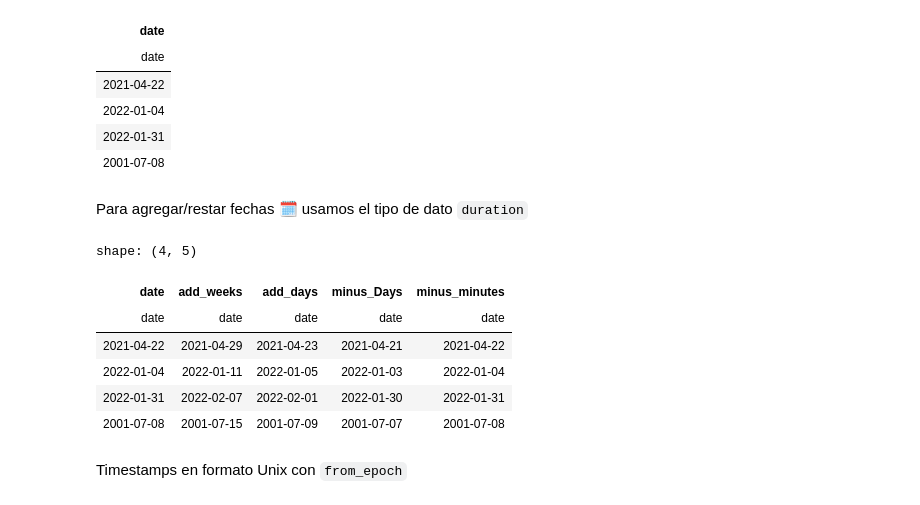
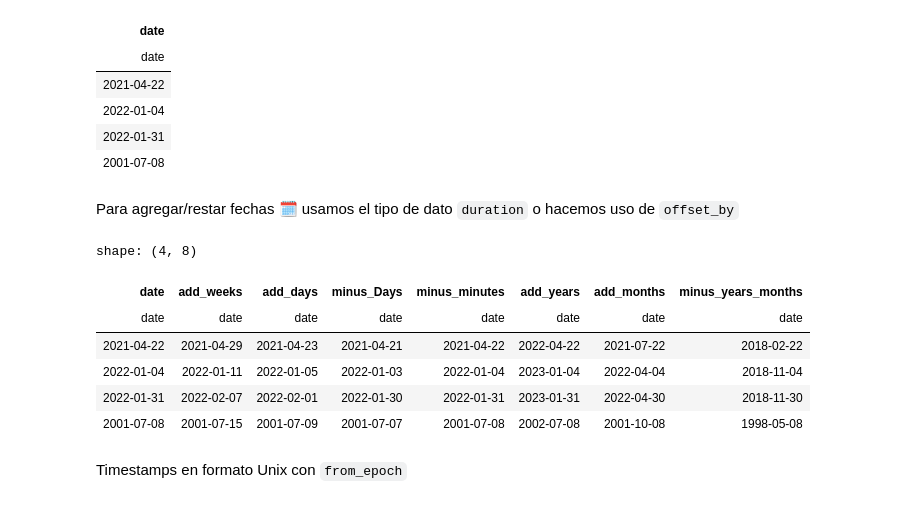
Before and after one commit to gmbmx/zophia-polars, a Jupyter notebook: notebooks/03_polars_transform.ipynb, the cells around one changed output. Saved outputs shown, nothing was run; the diff lists cells and outputs as text; code cells hidden in the pictures.

Commit message:
added offset_by examples

```diff
--- a/notebooks/03_polars_transform.ipynb
+++ b/notebooks/03_polars_transform.ipynb
@@ -136,22 +136,25 @@ shape: (4, 1)
 | 2022-01-31 |
 | 2001-07-08 |
 # %% [markdown]
-Para agregar/restar fechas 🗓 usamos el tipo de dato `duration`
+Para agregar/restar fechas 🗓 usamos el tipo de dato `duration` o hacemos uso de `offset_by`
 # %%
 fechas_formato.with_columns(
     add_weeks =  (pl.col('date') + pl.duration(weeks=1)),
     add_days= (pl.col('date') + pl.duration(days=1)),
     minus_Days = (pl.col('date') - pl.duration(days=1)),
     minus_minutes = (pl.col('date') + pl.duration(minutes=20)), #No cambia el tipo de dato a timestamp
+    add_years = pl.col('date').dt.offset_by("1y"),
+    add_months = pl.col('date').dt.offset_by("3mo"),
+    minus_years_months = pl.col('date').dt.offset_by("-3y2mo")
     )
 # %% [output]
-shape: (4, 5)
+shape: (4, 8)
-| date | add_weeks | add_days | minus_Days | minus_minutes |
-| date | date | date | date | date |
-| 2021-04-22 | 2021-04-29 | 2021-04-23 | 2021-04-21 | 2021-04-22 |
-| 2022-01-04 | 2022-01-11 | 2022-01-05 | 2022-01-03 | 2022-01-04 |
-| 2022-01-31 | 2022-02-07 | 2022-02-01 | 2022-01-30 | 2022-01-31 |
-| 2001-07-08 | 2001-07-15 | 2001-07-09 | 2001-07-07 | 2001-07-08 |
+| date | add_weeks | add_days | minus_Days | minus_minutes | add_years | add_months | minus_years_months |
+| date | date | date | date | date | date | date | date |
+| 2021-04-22 | 2021-04-29 | 2021-04-23 | 2021-04-21 | 2021-04-22 | 2022-04-22 | 2021-07-22 | 2018-02-22 |
+| 2022-01-04 | 2022-01-11 | 2022-01-05 | 2022-01-03 | 2022-01-04 | 2023-01-04 | 2022-04-04 | 2018-11-04 |
+| 2022-01-31 | 2022-02-07 | 2022-02-01 | 2022-01-30 | 2022-01-31 | 2023-01-31 | 2022-04-30 | 2018-11-30 |
+| 2001-07-08 | 2001-07-15 | 2001-07-09 | 2001-07-07 | 2001-07-08 | 2002-07-08 | 2001-10-08 | 1998-05-08 |
 # %% [markdown]
 Timestamps en formato Unix con `from_epoch`
 # %%
```
Also changed, not shown: parts of 3 cells of this notebook.
